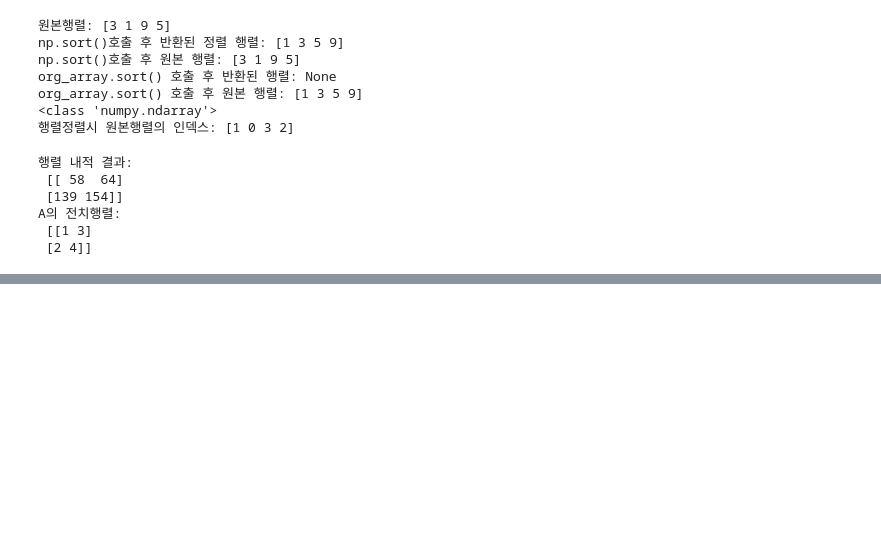
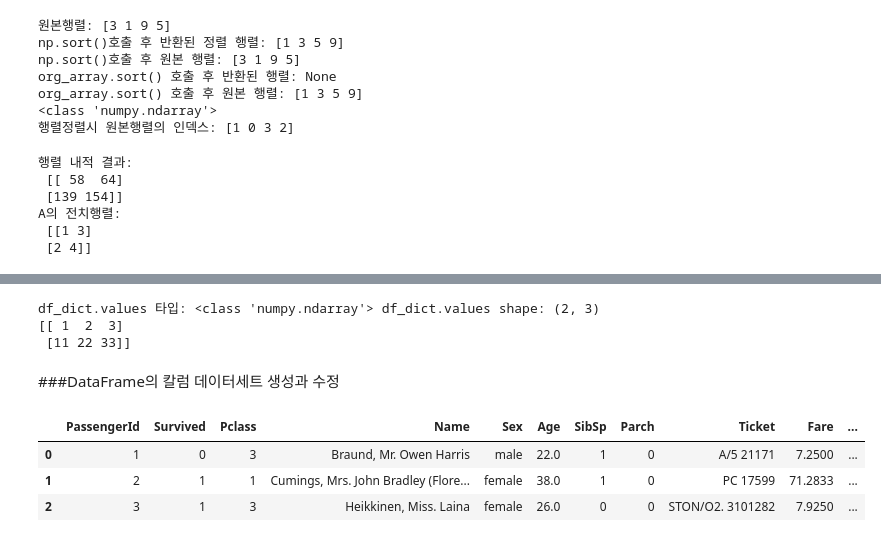
Before and after one commit to khwak/python-machine-learning-study, a Jupyter notebook: yang/Chapter1.ipynb, the cells around one changed output, grey strips where cells are left out. Saved outputs shown, nothing was run; the diff lists cells and outputs as text; code cells hidden in the pictures; blank space fills up the shorter version.

```diff
--- a/yang/Chapter1.ipynb
+++ b/yang/Chapter1.ipynb
@@ -201,0 +337,26 @@ A의 전치행렬:
+# %%
+# DataFrame을 ndarray로 변환
+array3= df_dict.values
+print('df_dict.values 타입:',type(array3),'df_dict.values shape:',array3.shape)
+print(array3)
+# DataFrame을 리스트로 변환: df_dict.values.tolist()
+# DataFrame을 딕셔너리로 변환: df_dict.todict('list')
+# %% [output]
+df_dict.values 타입: <class 'numpy.ndarray'> df_dict.values shape: (2, 3)
+[[ 1  2  3]
+ [11 22 33]]
+# %% [markdown]
+###DataFrame의 칼럼 데이터세트 생성과 수정
+# %%
+#새로운 칼럼 Age_0 추가하고 일괄적으로 0값 할당
+titanic_df['Age_0']=0
+#기존 칼럼 Series(Age)의 데이터를 이용해 새로운 칼럼 Series(Age_by_10,Family_No)를 만들기
+titanic_df['Age_by_10']=titanic_df['Age']*10
+titanic_df['Family_No']=titanic_df['SibSp']+titanic_df['Parch']+1
+#세줄만 출력
+titanic_df.head(3)
+# %% [output]
+|  | PassengerId | Survived | Pclass | Name | Sex | Age | SibSp | Parch | Ticket | Fare | ... |
+| 0 | 1 | 0 | 3 | Braund, Mr. Owen Harris | male | 22.0 | 1 | 0 | A/5 21171 | 7.2500 | ... |
+| 1 | 2 | 1 | 1 | Cumings, Mrs. John Bradley (Flore... | female | 38.0 | 1 | 0 | PC 17599 | 71.2833 | ... |
+| 2 | 3 | 1 | 3 | Heikkinen, Miss. Laina | female | 26.0 | 0 | 0 | STON/O2. 3101282 | 7.9250 | ... |
```
Also changed, not shown: parts of 16 cells of this notebook.
